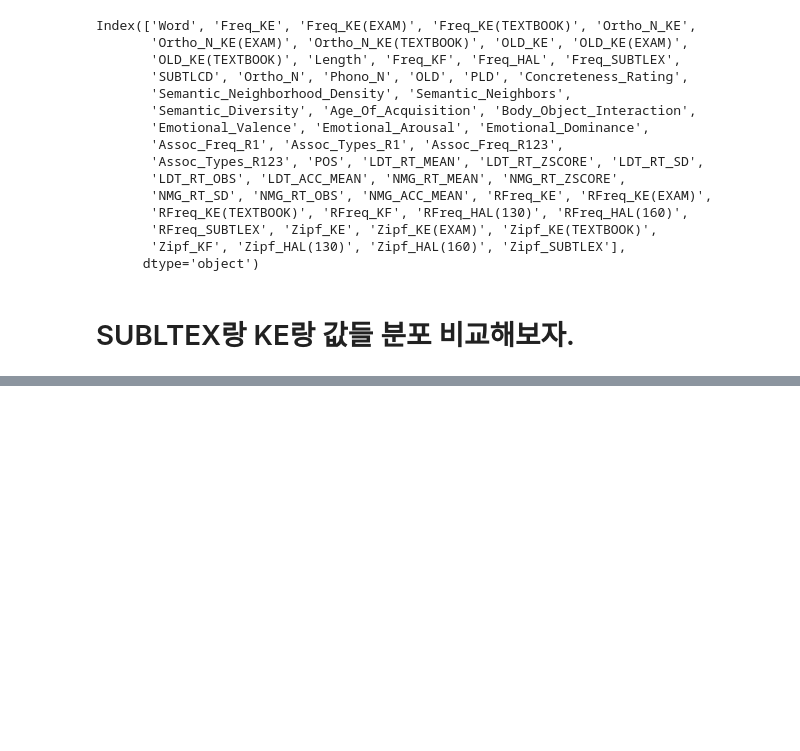
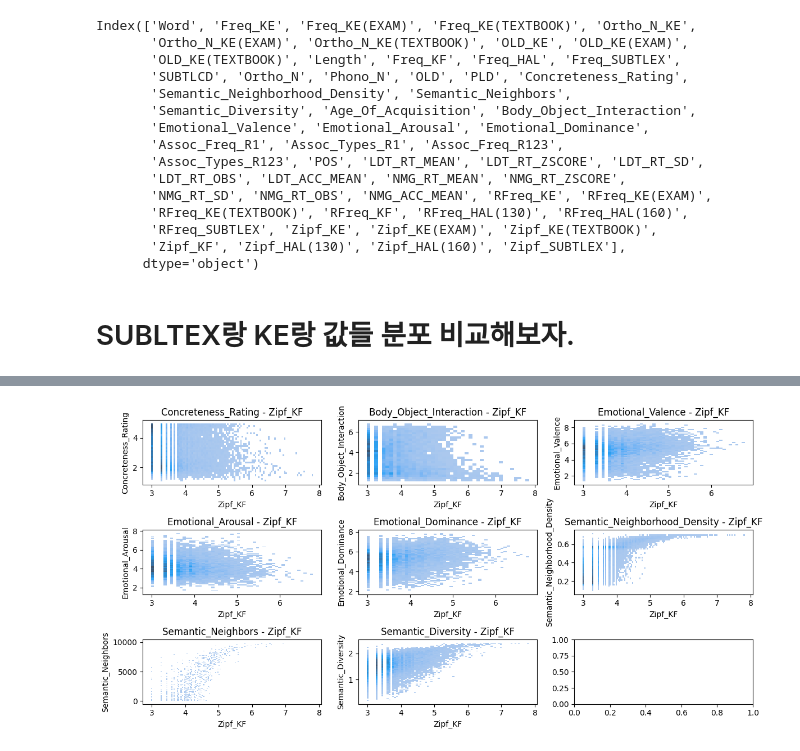
Before and after one commit to irregular6612/english-corpus-comparison, a Jupyter notebook: src/notebooks/value-distribution-analysis.ipynb, the cells around one changed output, grey strips where cells are left out. Cells and saved outputs as stored; diff of their text form; code cells hidden in the pictures; blank space fills up the shorter version.

```diff
--- a/src/notebooks/value-distribution-analysis.ipynb
+++ b/src/notebooks/value-distribution-analysis.ipynb
@@ -79 +227,5 @@ compare_value_distribution(KE_E_final_df, 'Zipf_KE', target_labels)
+# %%
+value_distribution_plot_by_freq(KE_E_final_df, 'Zipf_KF', target_labels)
+# %% [output]
+[figure, added]
 # %%
```
Also changed, not shown: parts of 13 cells of this notebook, 2 other files.
